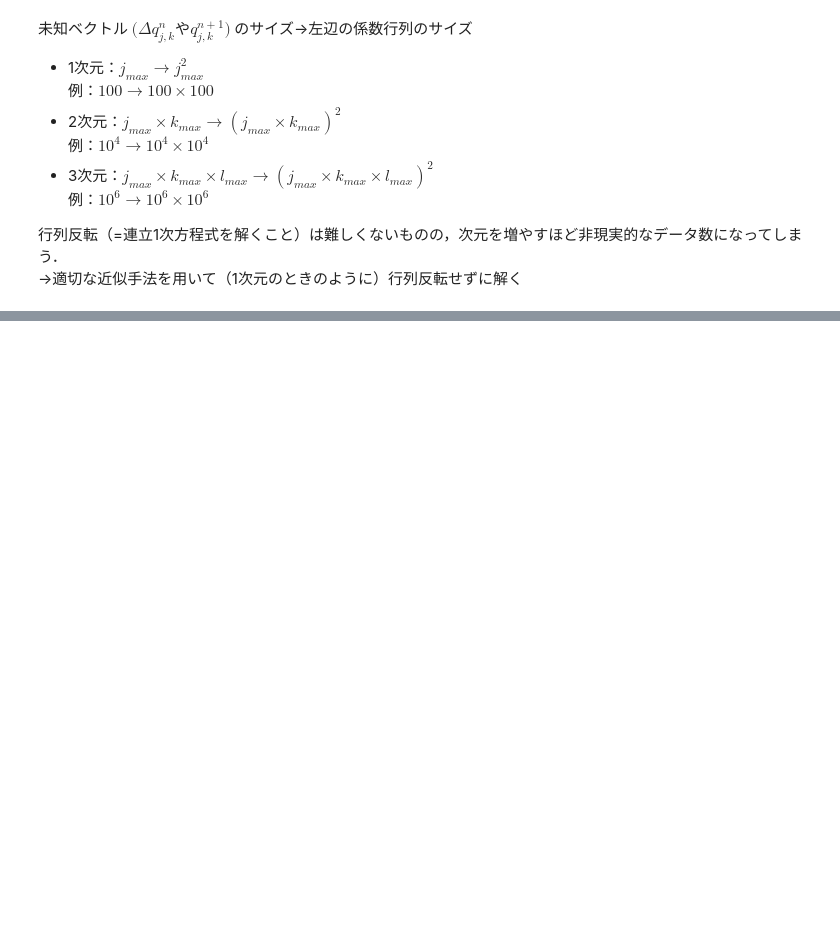
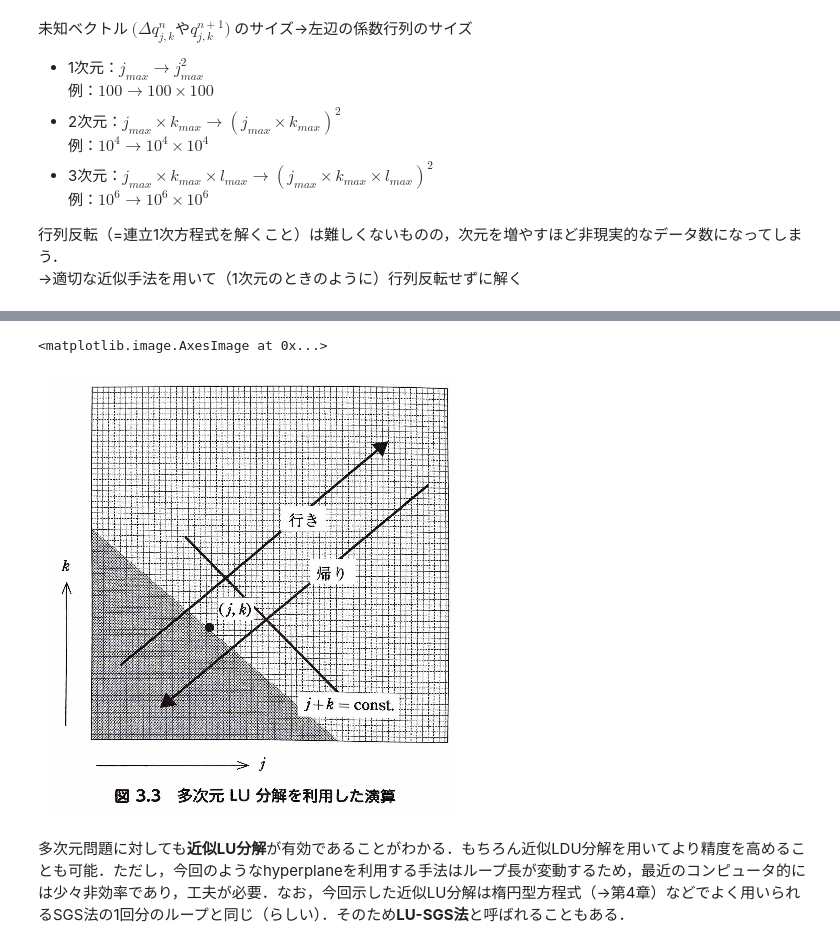
Before and after one commit to Takashi-Kawamura/Fluid-Seminer, a Jupyter notebook: 0526/0526_発表資料.ipynb, the cells around one changed output, grey strips where cells are left out. Saved outputs shown, nothing was run; the diff lists cells and outputs as text; code cells hidden in the pictures; blank space fills up the shorter version.

```diff
--- a/0526/0526_発表資料.ipynb
+++ b/0526/0526_発表資料.ipynb
@@ -354,0 +378,10 @@ $c=\dfrac{\partial f}{\partial q}$，$d=\dfrac{\partial g}{\partial q}$が，そ
+# %%
+import matplotlib.image as mpimg
+plt.figure(figsize=(8,8))
+plt.axis('off')
+plt.imshow(mpimg.imread("hyperplane.jpg"))
+# %% [output]
+<matplotlib.image.AxesImage at 0x...>
+[figure, added]
+# %% [markdown]
+多次元問題に対しても**近似LU分解**が有効であることがわかる．もちろん近似LDU分解を用いてより精度を高めることも可能．ただし，今回のようなhyperplaneを利用する手法はループ長が変動するため，最近のコンピュータ的には少々非効率であり，工夫が必要．なお，今回示した近似LU分解は楕円型方程式（→第4章）などでよく用いられるSGS法の1回分のループと同じ（らしい）．そのため**LU-SGS法**と呼ばれることもある．
```
Also changed, not shown: parts of 9 cells of this notebook.
